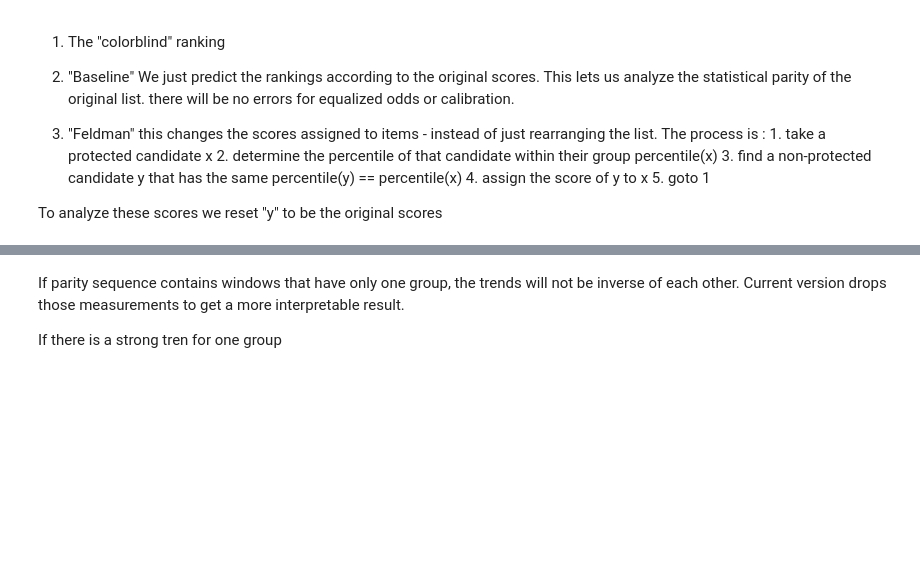
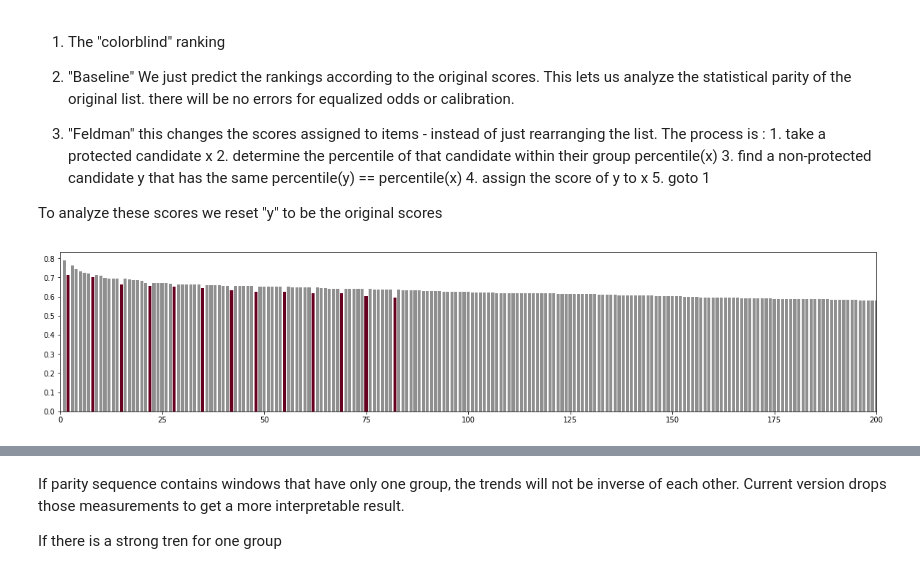
Before and after one commit to caitlinkuhlman/fair_ranking, a Jupyter notebook: diagnostics_FA_IR_datasets.ipynb, the cells around one changed output, grey strips where cells are left out. Drawn from its saved outputs; the diff is of its cells as text; code cells hidden in the pictures; blank space fills up the shorter version.

```diff
--- a/diagnostics_FA_IR_datasets.ipynb
+++ b/diagnostics_FA_IR_datasets.ipynb
@@ -234,0 +234,4 @@ def plot_rank(data):
+# %%
+plot_rank(cb)
+# %% [output]
+[figure, added]
```
Also changed, not shown: parts of 13 cells of this notebook, 1 other file.
